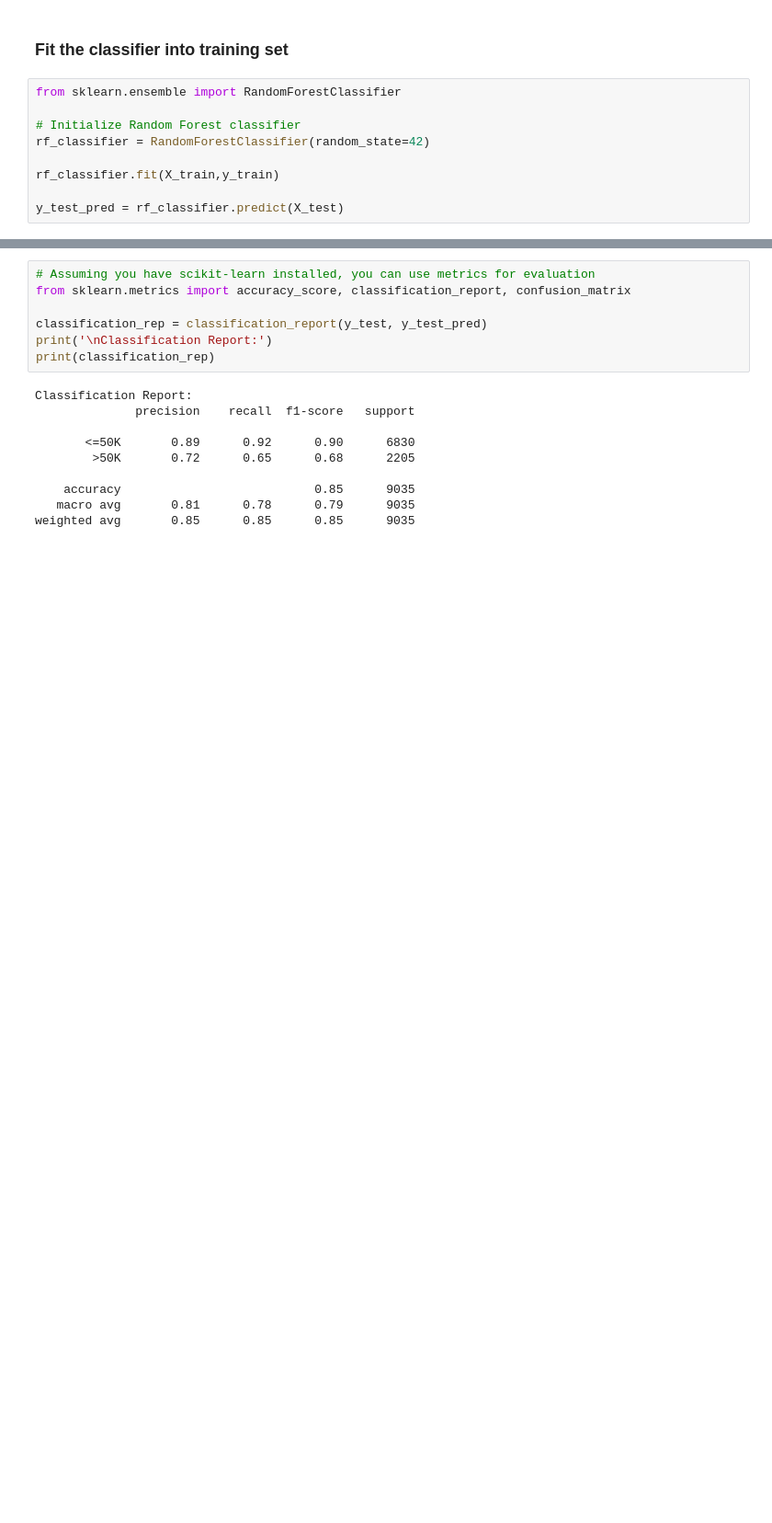
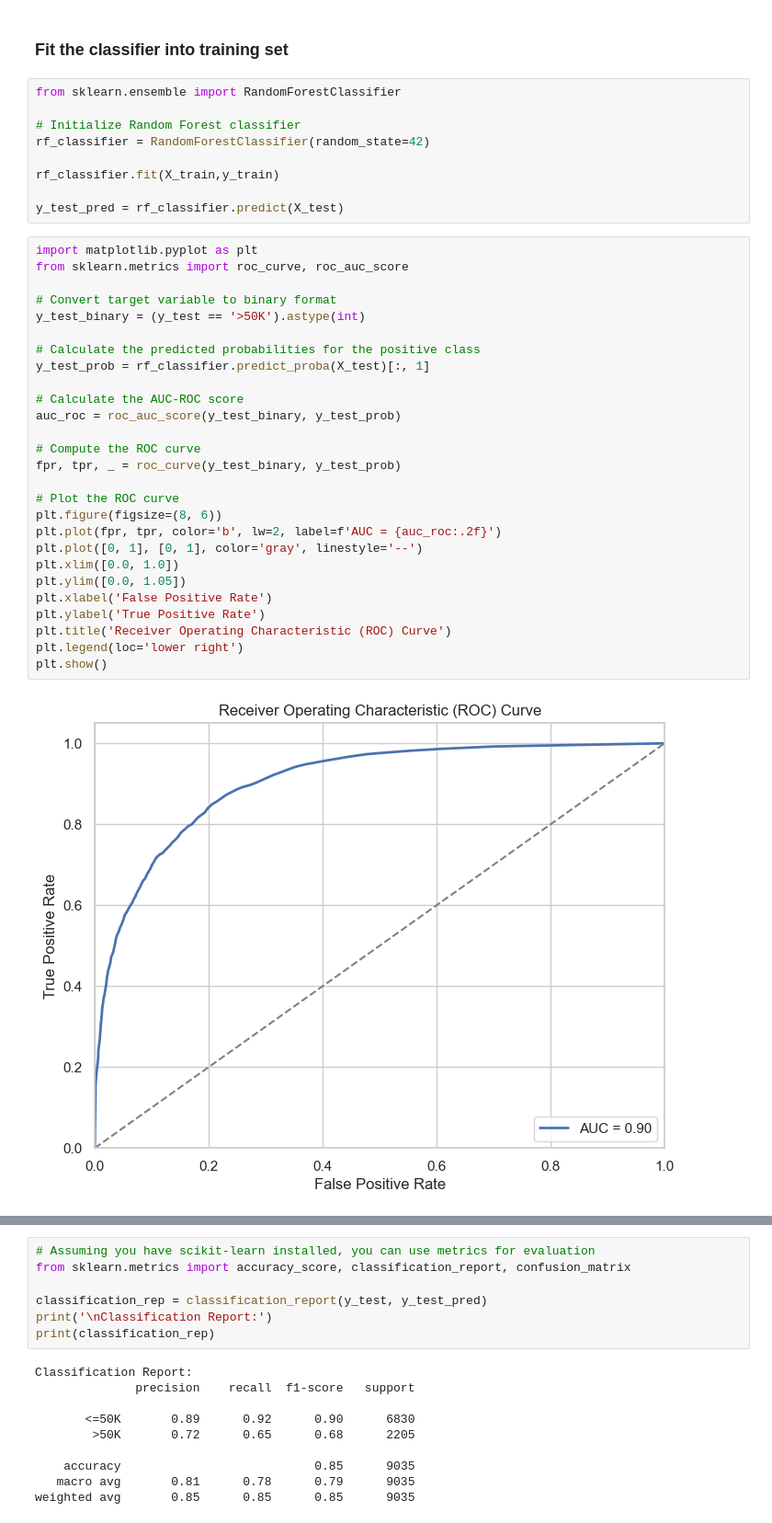
Before and after one commit to nikoyasam/MachineLearningCW, a Jupyter notebook: machine learninng/random forest.ipynb, the cells around one changed output, grey strips where cells are left out. Shown: that part at 92% size. Cells and saved outputs as stored; diff of their text form; blank space fills up the shorter version.

```diff
--- a/machine learninng/random forest.ipynb
+++ b/machine learninng/random forest.ipynb
@@ -385,3 +385,32 @@ rf_classifier = RandomForestClassifier(random_state=42)
 rf_classifier.fit(X_train,y_train)
 
 y_test_pred = rf_classifier.predict(X_test)
+# %%
+import matplotlib.pyplot as plt
+from sklearn.metrics import roc_curve, roc_auc_score
+
+# Convert target variable to binary format
+y_test_binary = (y_test == '>50K').astype(int)
+
+# Calculate the predicted probabilities for the positive class
+y_test_prob = rf_classifier.predict_proba(X_test)[:, 1]
+
+# Calculate the AUC-ROC score
+auc_roc = roc_auc_score(y_test_binary, y_test_prob)
+
+# Compute the ROC curve
+fpr, tpr, _ = roc_curve(y_test_binary, y_test_prob)
+
+# Plot the ROC curve
+plt.figure(figsize=(8, 6))
+plt.plot(fpr, tpr, color='b', lw=2, label=f'AUC = {auc_roc:.2f}')
+plt.plot([0, 1], [0, 1], color='gray', linestyle='--')
+plt.xlim([0.0, 1.0])
+plt.ylim([0.0, 1.05])
+plt.xlabel('False Positive Rate')
+plt.ylabel('True Positive Rate')
+plt.title('Receiver Operating Characteristic (ROC) Curve')
+plt.legend(loc='lower right')
+plt.show()
+# %% [output]
+[figure, added]
```
Also changed, not shown: parts of 1 cell of this notebook.
